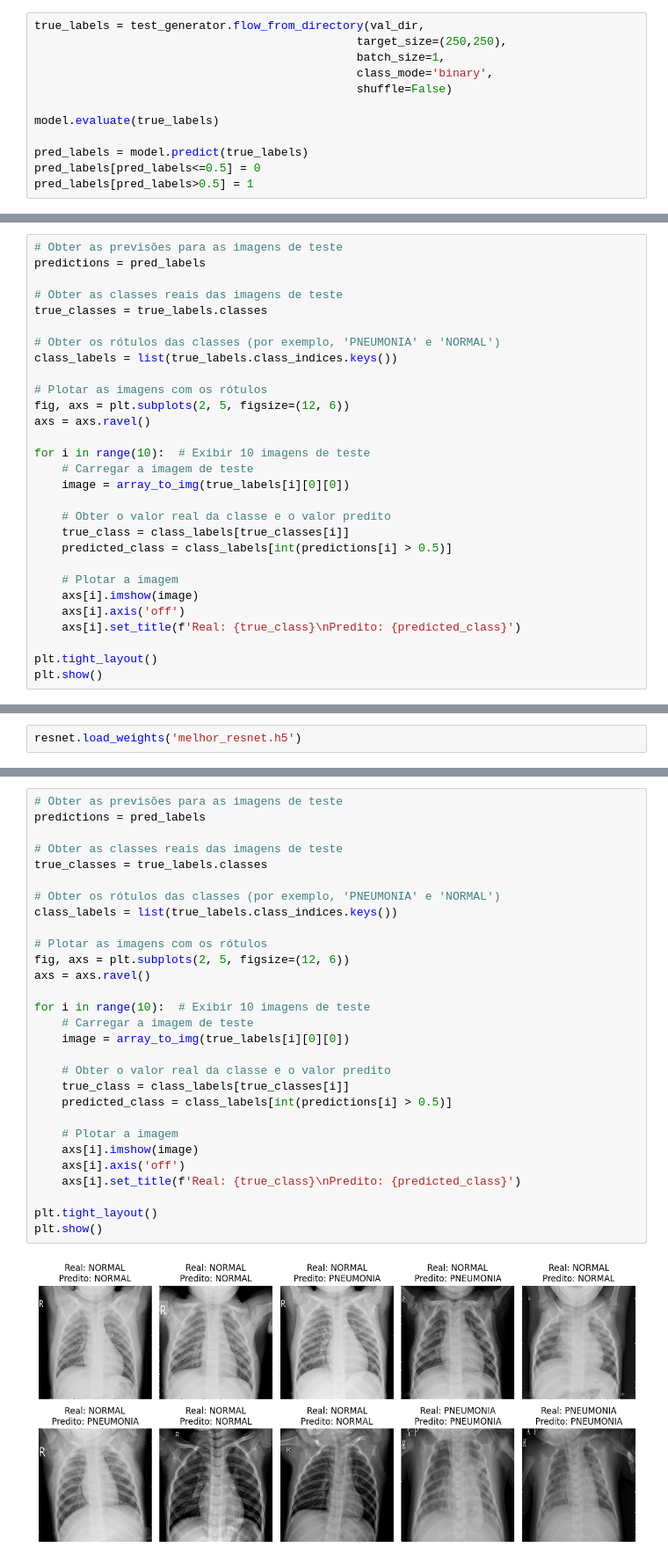
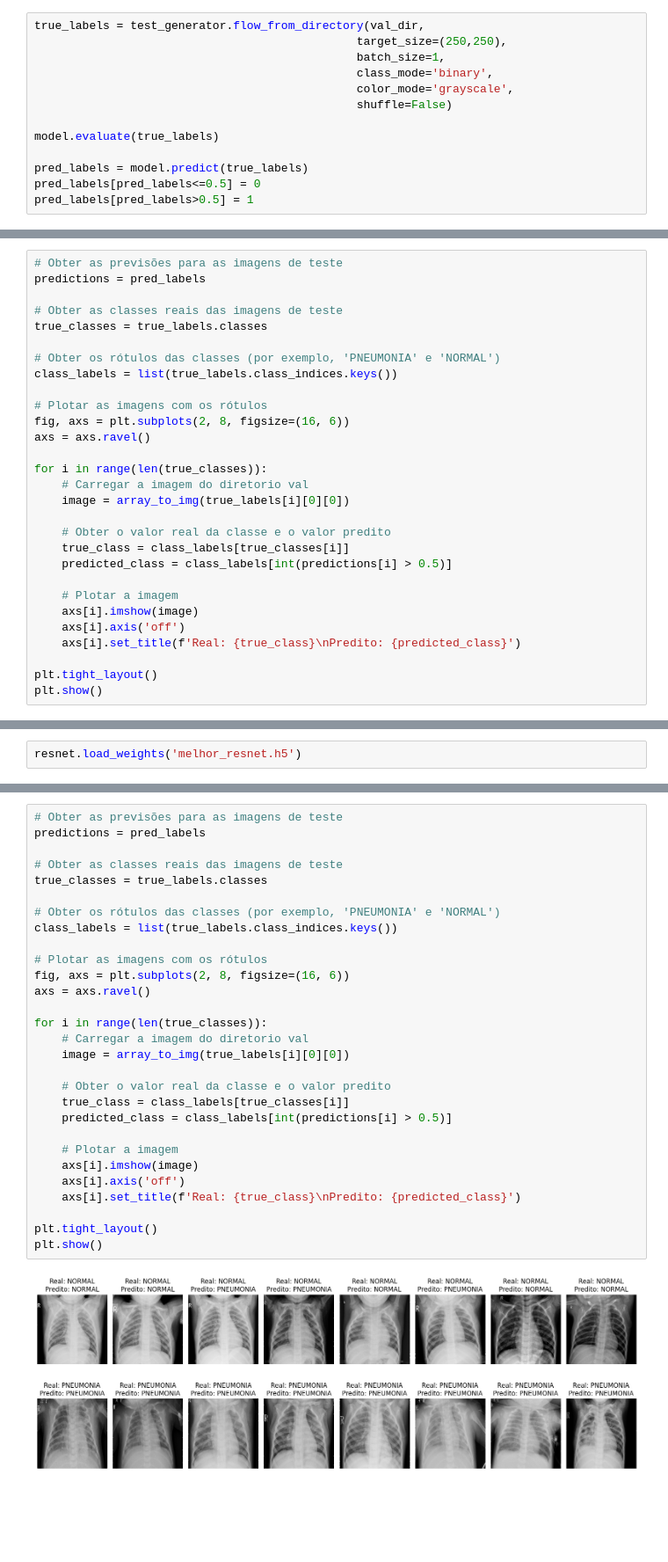
Before and after one commit to IgorEisenlohr/MVP-sprint-2, a Jupyter notebook: MVP_sprint_2.ipynb, the cells around one changed output, grey strips where cells are left out. Shown at 88% size. Saved outputs shown, nothing was run; the diff lists cells and outputs as text; blank space fills up the shorter version.

```diff
--- a/MVP_sprint_2.ipynb
+++ b/MVP_sprint_2.ipynb
@@ -260,6 +260,7 @@ true_labels = test_generator.flow_from_directory(val_dir,
                                                target_size=(250,250),
                                                batch_size=1,
                                                class_mode='binary',
+                                               color_mode='grayscale',
                                                shuffle=False)
 
 model.evaluate(true_labels)
@@ -278,11 +283,11 @@ true_classes = true_labels.classes
 class_labels = list(true_labels.class_indices.keys())
 
 # Plotar as imagens com os rótulos
-fig, axs = plt.subplots(2, 5, figsize=(12, 6))
+fig, axs = plt.subplots(2, 8, figsize=(16, 6))
 axs = axs.ravel()
 
-for i in range(10):  # Exibir 10 imagens de teste
-    # Carregar a imagem de teste
+for i in range(len(true_classes)):
+    # Carregar a imagem do diretorio val
     image = array_to_img(true_labels[i][0][0])
 
     # Obter o valor real da classe e o valor predito
@@ -429,31 +436,31 @@ Found 16 images belonging to 2 classes.
 # %%
 # Obter as previsões para as imagens de teste
 predictions = pred_labels
 
 # Obter as classes reais das imagens de teste
 true_classes = true_labels.classes
 
 # Obter os rótulos das classes (por exemplo, 'PNEUMONIA' e 'NORMAL')
 class_labels = list(true_labels.class_indices.keys())
 
 # Plotar as imagens com os rótulos
-fig, axs = plt.subplots(2, 5, figsize=(12, 6))
+fig, axs = plt.subplots(2, 8, figsize=(16, 6))
 axs = axs.ravel()
 
-for i in range(10):  # Exibir 10 imagens de teste
-    # Carregar a imagem de teste
+for i in range(len(true_classes)):
+    # Carregar a imagem do diretorio val
     image = array_to_img(true_labels[i][0][0])
 
     # Obter o valor real da classe e o valor predito
     true_class = class_labels[true_classes[i]]
     predicted_class = class_labels[int(predictions[i] > 0.5)]
 
     # Plotar a imagem
     axs[i].imshow(image)
     axs[i].axis('off')
     axs[i].set_title(f'Real: {true_class}\nPredito: {predicted_class}')
 
 plt.tight_layout()
 plt.show()
 # %% [output]
-[figure, old version]
+[figure, new version]
```
Also changed, not shown: parts of 6 cells of this notebook.
